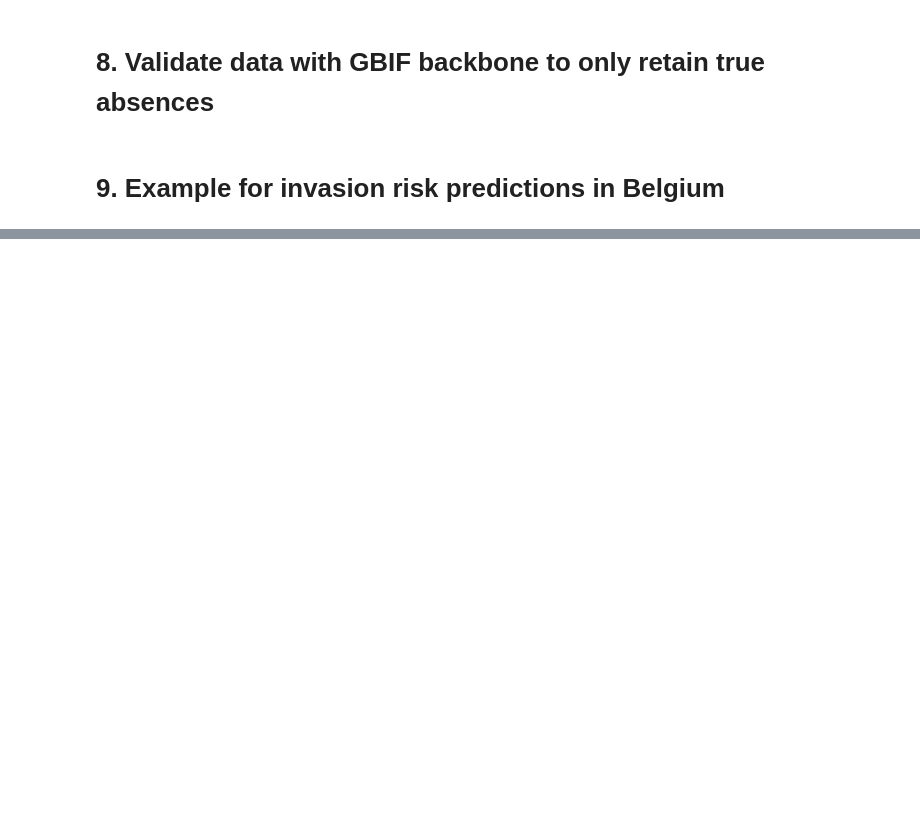
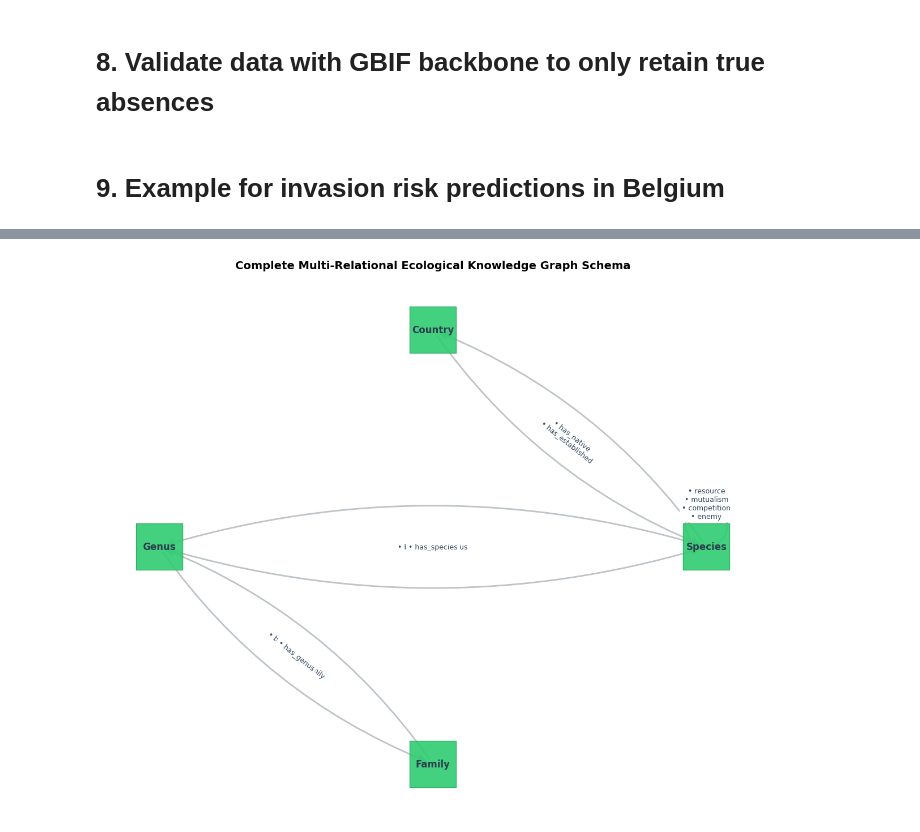
Before and after one commit to onestop-project/horizon-scanner, a Jupyter notebook: scripts/Graph_Neural_Network.ipynb, the cells around one changed output, grey strips where cells are left out. Cells and saved outputs as stored; diff of their text form; code cells hidden in the pictures; blank space fills up the shorter version.

```diff
--- a/scripts/Graph_Neural_Network.ipynb
+++ b/scripts/Graph_Neural_Network.ipynb
@@ -103,7 +186,7 @@ MUTUALISM_TERMS = {
 # Negative Co-occurrence: Direct resource locking, displacement, or chemical defense
 COMPETITION_TERMS = {
     'competesWith', 'interferesWith', 'allelopathicTo', 'inhibits', 'displaces',
-    'antagonistOf', 'interferesWith'
+    'antagonistOf'
 }
 
 # Top-Down Pressure: The actor is the victim/host; the target acts as its predator/parasite
@@ -119,13 +202,11 @@ def categorize_interaction(itype: str) -> str:
     itype_clean = itype.strip()
     itype_lower = itype_clean.lower()
 
-    # Precise hash-set matching for direct GloBI OBO terms
     if itype_clean in CONSUMPTION_TERMS: return 'resource'
     if itype_clean in MUTUALISM_TERMS:   return 'mutualism'
     if itype_clean in COMPETITION_TERMS: return 'competition'
     if itype_clean in VICTIM_TERMS:      return 'enemy'
 
-    # Substring fallback parsing for custom or unvetted text inputs
     if 'by' in itype_lower and any(w in itype_lower for w in ['eat', 'prey', 'parasit', 'kill', 'infect', 'attack']):
         return 'enemy'
     if any(w in itype_lower for w in ['eat', 'prey', 'consume', 'host', 'feed', 'graze', 'browse', 'destroy']):
@@ -137,9 +218,13 @@ def categorize_interaction(itype: str) -> str:
 
     return 'mutualism'
 
-# Compute vocabulary array mapping
-unique_types = df_net['interaction_type'].dropna().unique()
-interaction_mapping = {itype: categorize_interaction(itype) for itype in unique_types}
+# Build mapping for both species-level and higher-order interaction types
+all_interaction_types = pd.concat([
+    df_net['interaction_type'],
+    df_higher['interaction_type']
+]).dropna().unique()
+
+interaction_mapping = {itype: categorize_interaction(itype) for itype in all_interaction_types}
 # %% [markdown]
 ## 4. Create the knowledge graph
 # %%
@@ -817,0 +1202,86 @@ belgium_validated.head(20)
+# %%
+import matplotlib.pyplot as plt
+import networkx as nx
+
+
+def plot_metagraph_schema_fixed(pyg_data):
+    """Plots the high-level structural schema of a HeteroData object,
+
+    safely consolidating multi-relational self-loops and parallel pathways.
+    """
+    G = nx.DiGraph()
+    node_types, edge_types = pyg_data.metadata()
+
+    # 1. Group relationships by unique node pairs to bypass the DiGraph overwrite trap
+    edge_groups = {}
+    for src, rel, tgt in edge_types:
+        u = src.capitalize()
+        v = tgt.capitalize()
+        if (u, v) not in edge_groups:
+            edge_groups[(u, v)] = []
+        edge_groups[(u, v)].append(rel)
+
+    # 2. Add edges to NetworkX with consolidated multiline labels
+    for (u, v), rel_list in edge_groups.items():
+        # Clean up labels for a neat presentation
+        display_label = "\n".join([f"• {r}" for r in rel_list])
+        G.add_edge(u, v, label=display_label)
+
+    # 3. Setup visual canvas layout
+    plt.figure(figsize=(12, 10))
+
+    # Using circular layout keeps the hierarchy clean across Species, Genus, Family, Country
+    pos = nx.circular_layout(G)
+
+    # Draw structural blocks
+    nx.draw_networkx_nodes(
+        G,
+        pos,
+        node_size=3500,
+        node_color="#2ecc71",
+        edgecolors="#27ae60",
+        node_shape="s",
+        alpha=0.9,
+    )
+    nx.draw_networkx_labels(
+        G,
+        pos,
+        font_size=12,
+        font_weight="bold",
+        font_color="#2c3e50",
+    )
+
+    # Draw connection highways with a subtle arc to separate forward/backward paths
+    nx.draw_networkx_edges(
+        G,
+        pos,
+        arrowstyle="-|>",
+        arrowsize=20,
+        edge_color="#bdc3c7",
+        width=2,
+        connectionstyle="arc3,rad=0.15",
+    )
+
+    # 4. Render the unified relationship labels
+    edge_labels = {(u, v): d["label"] for u, v, d in G.edges(data=True)}
+    nx.draw_networkx_edge_labels(
+        G, pos, edge_labels=edge_labels, font_size=9, font_color="#34495e"
+    )
+
+    plt.title(
+        "Complete Multi-Relational Ecological Knowledge Graph Schema",
+        fontsize=14,
+        fontweight="bold",
+        pad=20,
+    )
+    plt.axis("off")
+    plt.tight_layout()
+    plt.show()
+
+
+# ==============================================================================
+# 🔥 RUN THE FIXED PLOT
+# ==============================================================================
+plot_metagraph_schema_fixed(data)
+# %% [output]
+[figure, added]
```
Also changed, not shown: parts of 16 cells of this notebook, 1 other file.
